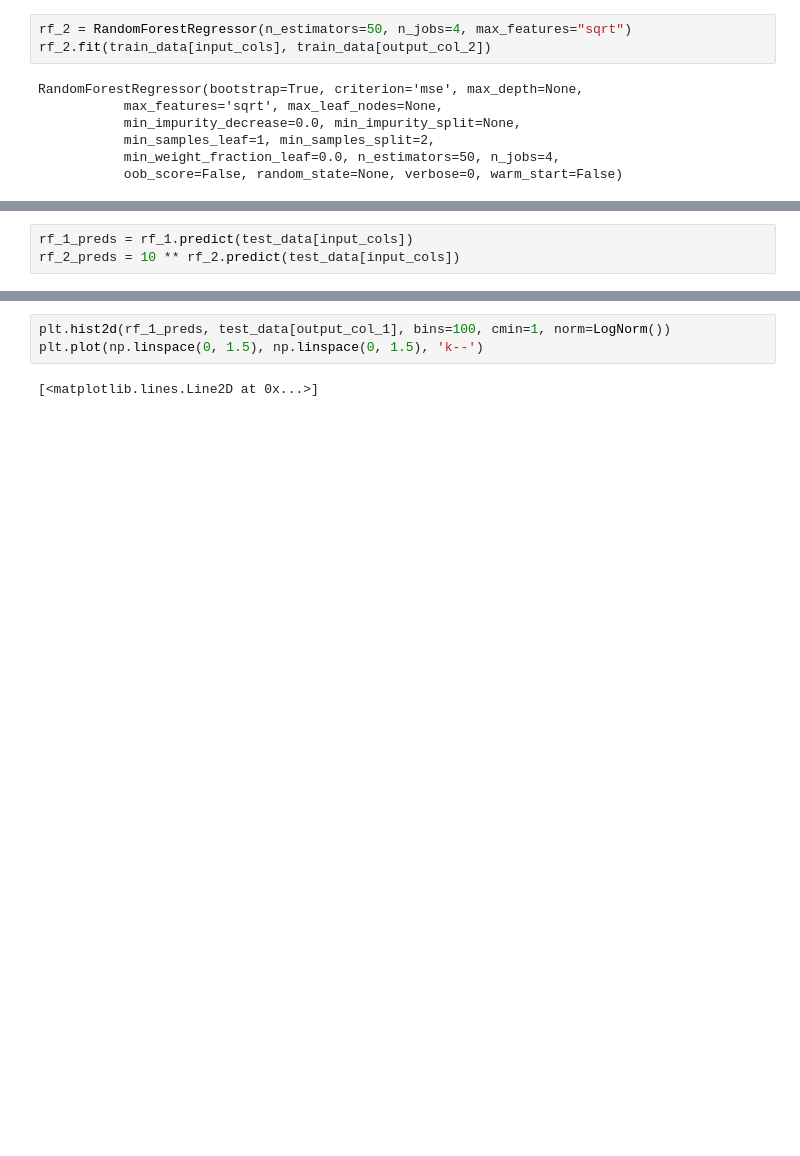
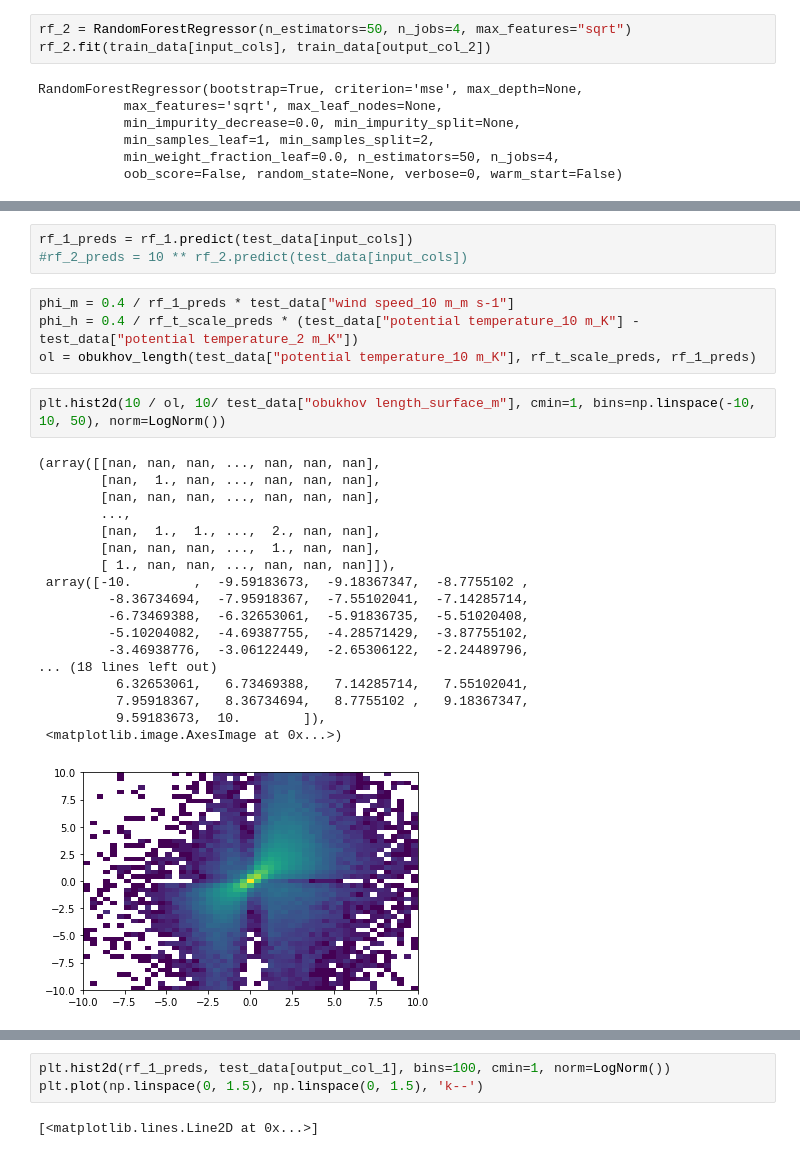
Before and after one commit to NCAR/mlsurfacelayer, a Jupyter notebook: notebooks/Cabauw Random Forests 2.ipynb, the cells around one changed output, grey strips where cells are left out. Cells and saved outputs as stored; diff of their text form; blank space fills up the shorter version.

```diff
--- a/notebooks/Cabauw Random Forests 2.ipynb
+++ b/notebooks/Cabauw Random Forests 2.ipynb
@@ -133,3 +163,28 @@ wind direction_10 m_m s-1 0.004396625138878873
 # %%
 rf_1_preds = rf_1.predict(test_data[input_cols])
-rf_2_preds = 10 ** rf_2.predict(test_data[input_cols])
+#rf_2_preds = 10 ** rf_2.predict(test_data[input_cols])
+# %%
+phi_m = 0.4 / rf_1_preds * test_data["wind speed_10 m_m s-1"]
+phi_h = 0.4 / rf_t_scale_preds * (test_data["potential temperature_10 m_K"] - test_data["potential temperature_2 m_K"])
+ol = obukhov_length(test_data["potential temperature_10 m_K"], rf_t_scale_preds, rf_1_preds)
+# %%
+plt.hist2d(10 / ol, 10/ test_data["obukhov length_surface_m"], cmin=1, bins=np.linspace(-10, 10, 50), norm=LogNorm())
+# %% [output]
+(array([[nan, nan, nan, ..., nan, nan, nan],
+        [nan,  1., nan, ..., nan, nan, nan],
+        [nan, nan, nan, ..., nan, nan, nan],
+        ...,
+        [nan,  1.,  1., ...,  2., nan, nan],
+        [nan, nan, nan, ...,  1., nan, nan],
+        [ 1., nan, nan, ..., nan, nan, nan]]),
+ array([-10.        ,  -9.59183673,  -9.18367347,  -8.7755102 ,
+         -8.36734694,  -7.95918367,  -7.55102041,  -7.14285714,
+         -6.73469388,  -6.32653061,  -5.91836735,  -5.51020408,
+         -5.10204082,  -4.69387755,  -4.28571429,  -3.87755102,
+         -3.46938776,  -3.06122449,  -2.65306122,  -2.24489796,
+... (18 lines left out)
+          6.32653061,   6.73469388,   7.14285714,   7.55102041,
+          7.95918367,   8.36734694,   8.7755102 ,   9.18367347,
+          9.59183673,  10.        ]),
+ <matplotlib.image.AxesImage at 0x...>)
+[figure, added]
```
Also changed, not shown: parts of 22 cells of this notebook.
